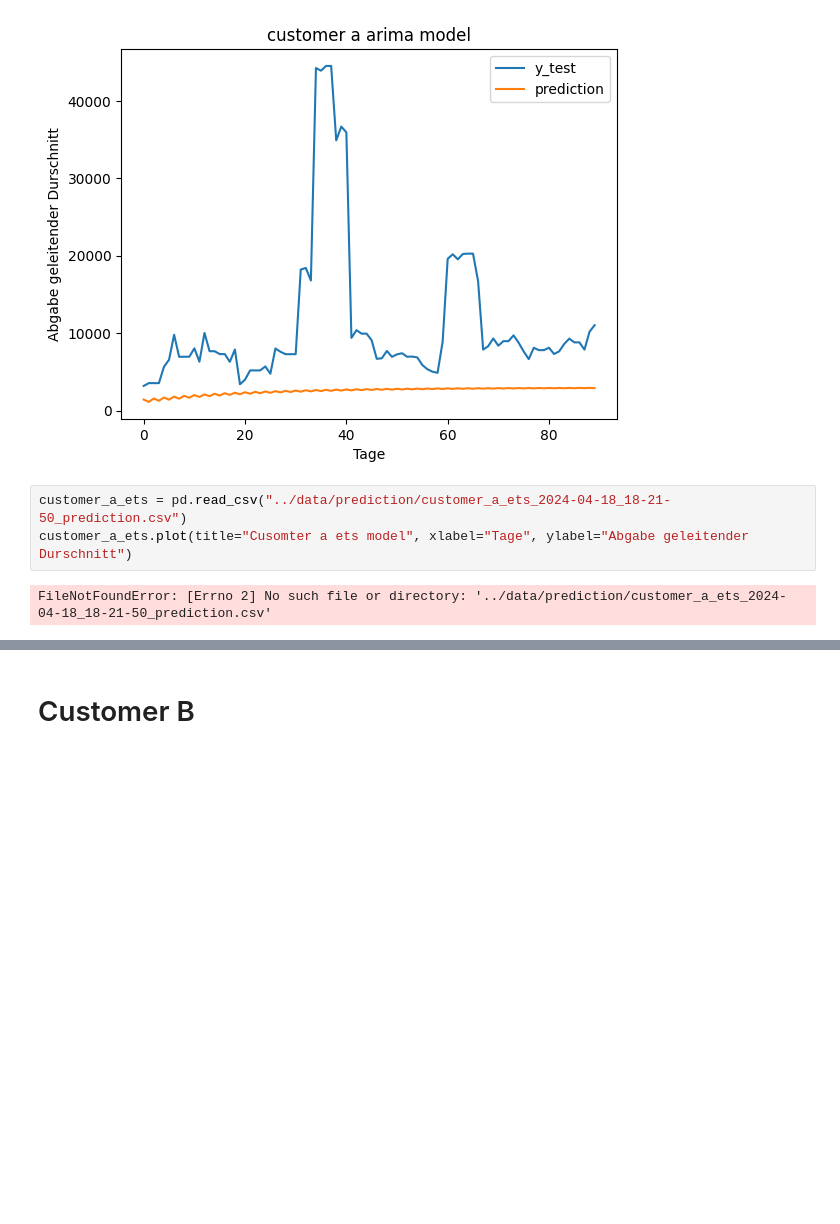
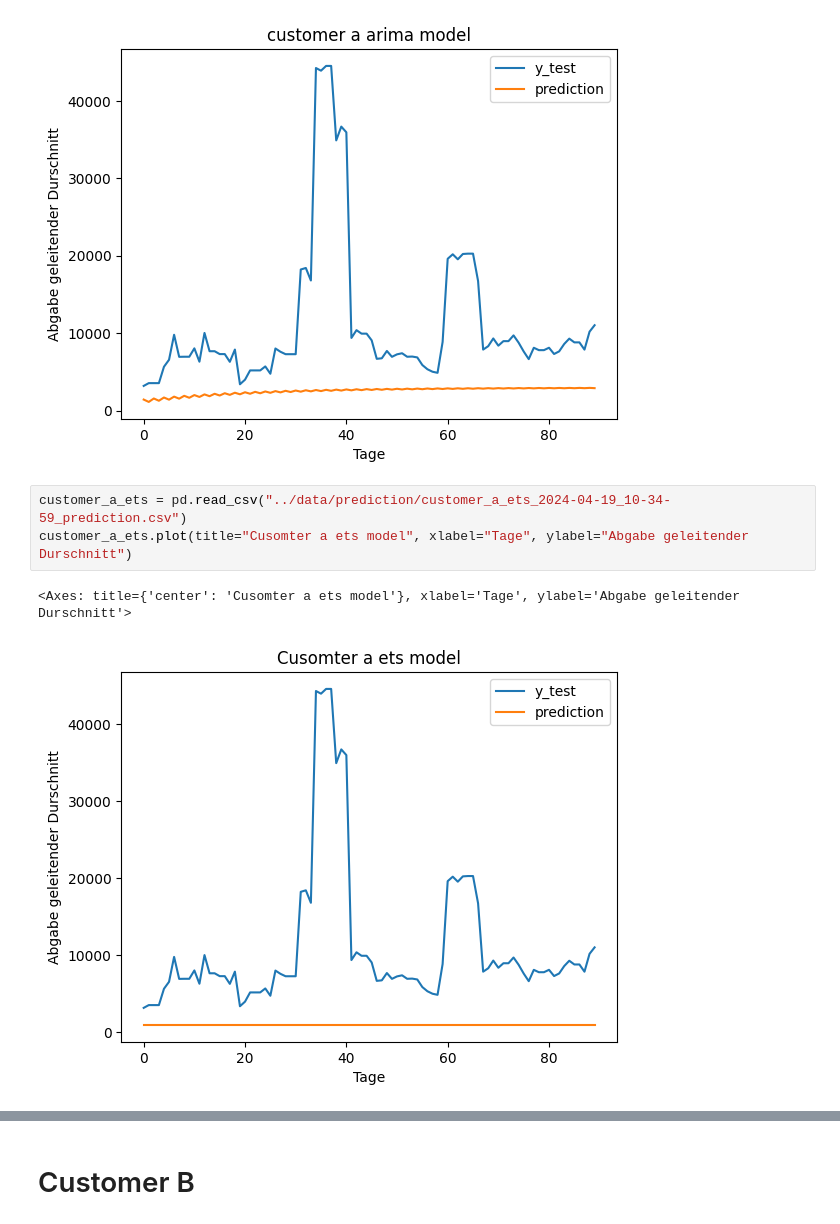
Before and after one commit to StefanEissler/Customs_Fee_Forecasting, a Jupyter notebook: notebooks/plot_results.ipynb, the cells around one changed output, grey strips where cells are left out. Drawn from its saved outputs; the diff is of its cells as text; blank space fills up the shorter version.

```diff
--- a/notebooks/plot_results.ipynb
+++ b/notebooks/plot_results.ipynb
@@ -67,8 +67,9 @@ customer_a_arima.plot(title="customer a arima model", xlabel="Tage", ylabel="Abg
 <Axes: title={'center': 'customer a arima model'}, xlabel='Tage', ylabel='Abgabe geleitender Durschnitt'>
 [figure]
 # %%
-customer_a_ets = pd.read_csv("../data/prediction/customer_a_ets_2024-04-18_18-21-50_prediction.csv")
+customer_a_ets = pd.read_csv("../data/prediction/customer_a_ets_2024-04-19_10-34-59_prediction.csv")
 customer_a_ets.plot(title="Cusomter a ets model", xlabel="Tage", ylabel="Abgabe geleitender Durschnitt")
 # %% [output]
-FileNotFoundError: [Errno 2] No such file or directory: '../data/prediction/customer_a_ets_2024-04-18_18-21-50_prediction.csv'
+<Axes: title={'center': 'Cusomter a ets model'}, xlabel='Tage', ylabel='Abgabe geleitender Durschnitt'>
+[figure, added]
 # %%
```
Also changed, not shown: parts of 6 cells of this notebook, 2 other files.
